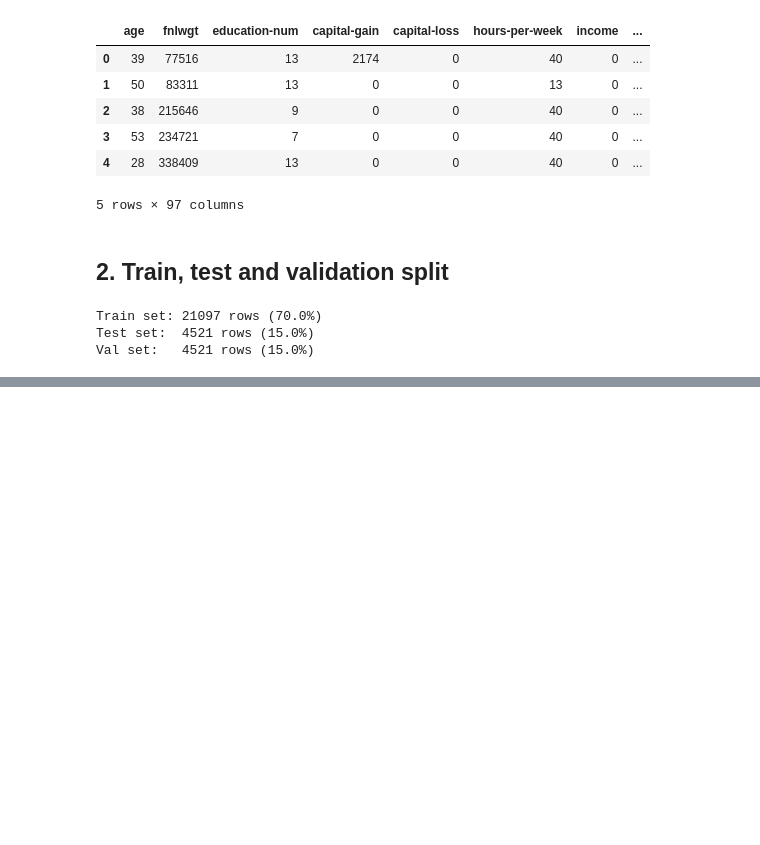
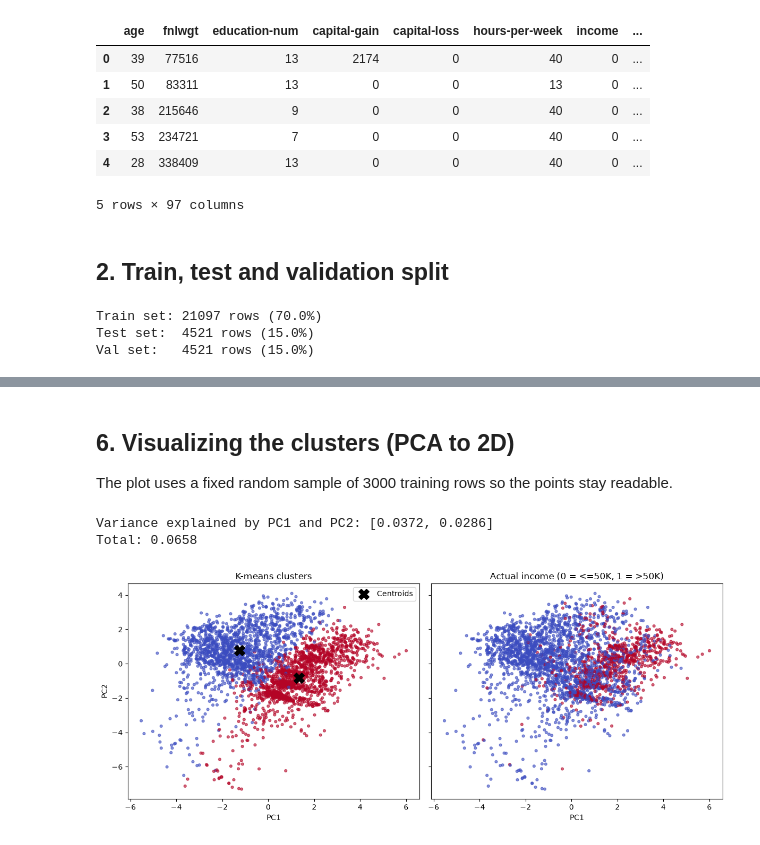
Before and after one commit to HyuseCS/CS412_Elec1, a Jupyter notebook: Week 10/Lab_Work/Legaspi_Week_10.ipynb, the cells around one changed output, grey strips where cells are left out. Saved outputs shown, nothing was run; the diff lists cells and outputs as text; code cells hidden in the pictures; blank space fills up the shorter version.

```diff
--- a/Week 10/Lab_Work/Legaspi_Week_10.ipynb
+++ b/Week 10/Lab_Work/Legaspi_Week_10.ipynb
@@ -153,0 +230,26 @@ Majority class baseline (test): 74.14%
+# %% [markdown]
+## 6. Visualizing the clusters (PCA to 2D)
+
+The plot uses a fixed random sample of 3000 training rows so the points stay readable.
+# %%
+pca = PCA(n_components=2, random_state=42).fit(Xs_train)
+print("Variance explained by PC1 and PC2:", pca.explained_variance_ratio_.round(4).tolist())
+print("Total:", round(pca.explained_variance_ratio_.sum(), 4))
+
+idx = np.random.RandomState(42).choice(len(Xs_train), 3000, replace=False)
+P = pca.transform(Xs_train[idx])
+centers_2d = pca.transform(km.cluster_centers_)
+
+fig, axes = plt.subplots(1, 2, figsize=(12, 5), sharex=True, sharey=True)
+axes[0].scatter(P[:, 0], P[:, 1], c=train_clusters[idx], cmap="coolwarm", s=12, alpha=0.6)
+axes[0].scatter(centers_2d[:, 0], centers_2d[:, 1], c="black", marker="X", s=200, label="Centroids")
+axes[0].set(title="K-means clusters", xlabel="PC1", ylabel="PC2")
+axes[0].legend()
+axes[1].scatter(P[:, 0], P[:, 1], c=y_train.to_numpy()[idx], cmap="coolwarm", s=12, alpha=0.6)
+axes[1].set(title="Actual income (0 = <=50K, 1 = >50K)", xlabel="PC1")
+plt.tight_layout()
+plt.show()
+# %% [output]
+Variance explained by PC1 and PC2: [0.0372, 0.0286]
+Total: 0.0658
+[figure, added]
```
Also changed, not shown: parts of 26 cells of this notebook.
